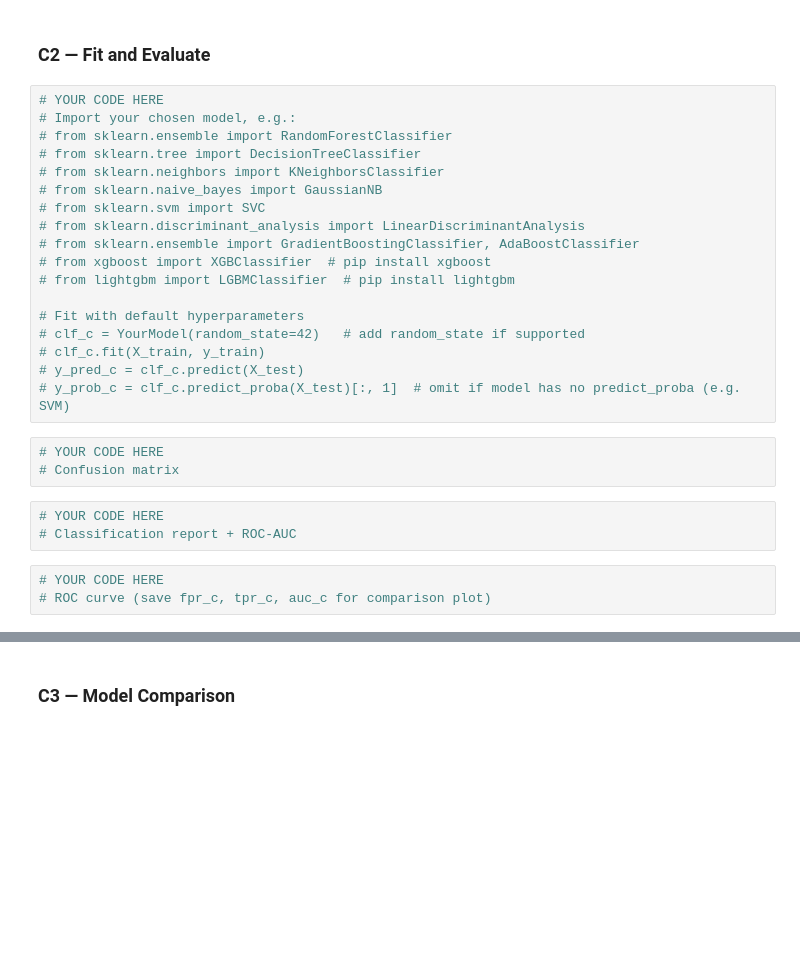
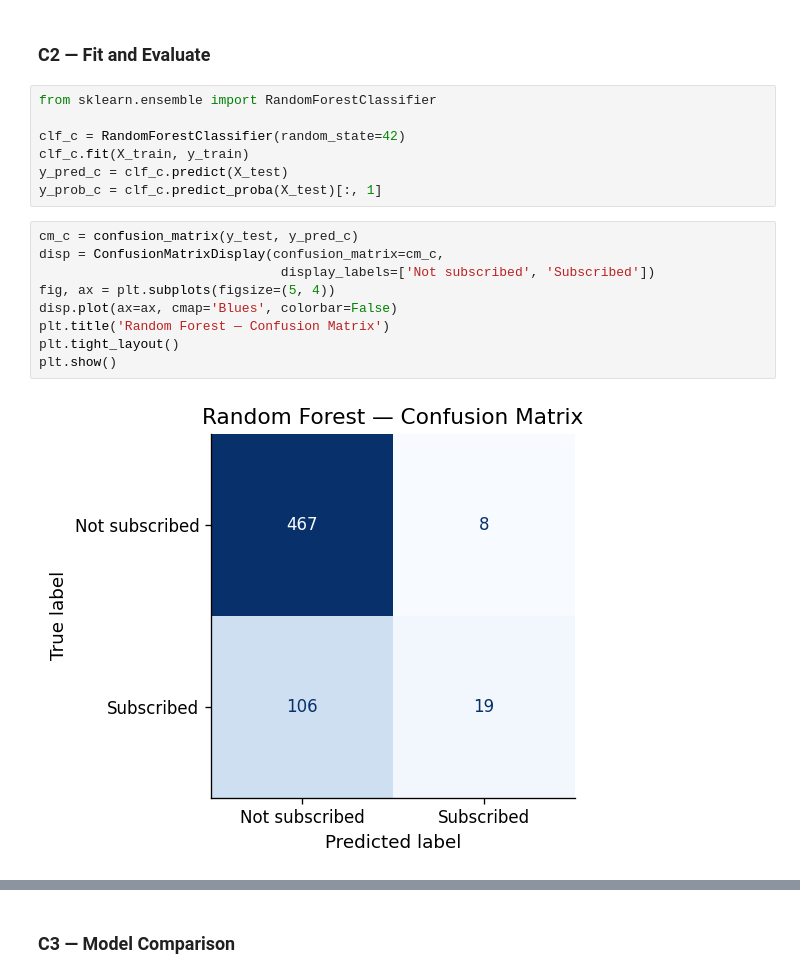
Before and after one commit to ekam-n/iat-461, a Jupyter notebook: Assignments/A2/iat461_a2_EkamNijjar_301457886.ipynb, the cells around one changed output, grey strips where cells are left out. Drawn from its saved outputs; the diff is of its cells as text; blank space fills up the shorter version.

```diff
--- a/Assignments/A2/iat461_a2_EkamNijjar_301457886.ipynb
+++ b/Assignments/A2/iat461_a2_EkamNijjar_301457886.ipynb
@@ -889,29 +889,20 @@ Available options: Decision Tree, Random Forest, Gradient Boosting, XGBoost, Lig
 # %% [markdown]
 ### C2 — Fit and Evaluate
-# %%
-# YOUR CODE HERE
-# Import your chosen model, e.g.:
-# from sklearn.ensemble import RandomForestClassifier
-# from sklearn.tree import DecisionTreeClassifier
-# from sklearn.neighbors import KNeighborsClassifier
-# from sklearn.naive_bayes import GaussianNB
-# from sklearn.svm import SVC
-# from sklearn.discriminant_analysis import LinearDiscriminantAnalysis
-# from sklearn.ensemble import GradientBoostingClassifier, AdaBoostClassifier
-# from xgboost import XGBClassifier  # pip install xgboost
-# from lightgbm import LGBMClassifier  # pip install lightgbm
-
-# Fit with default hyperparameters
-# clf_c = YourModel(random_state=42)   # add random_state if supported
-# clf_c.fit(X_train, y_train)
-# y_pred_c = clf_c.predict(X_test)
-# y_prob_c = clf_c.predict_proba(X_test)[:, 1]  # omit if model has no predict_proba (e.g. SVM)
-# %%
-# YOUR CODE HERE
-# Confusion matrix
-# %%
-# YOUR CODE HERE
-# Classification report + ROC-AUC
-# %%
-# YOUR CODE HERE
-# ROC curve (save fpr_c, tpr_c, auc_c for comparison plot)
+# %%
+from sklearn.ensemble import RandomForestClassifier
+
+clf_c = RandomForestClassifier(random_state=42)
+clf_c.fit(X_train, y_train)
+y_pred_c = clf_c.predict(X_test)
+y_prob_c = clf_c.predict_proba(X_test)[:, 1]
+# %%
+cm_c = confusion_matrix(y_test, y_pred_c)
+disp = ConfusionMatrixDisplay(confusion_matrix=cm_c,
+                               display_labels=['Not subscribed', 'Subscribed'])
+fig, ax = plt.subplots(figsize=(5, 4))
+disp.plot(ax=ax, cmap='Blues', colorbar=False)
+plt.title('Random Forest — Confusion Matrix')
+plt.tight_layout()
+plt.show()
+# %% [output]
+[figure, added]
```
Also changed, not shown: parts of 4 cells of this notebook.
